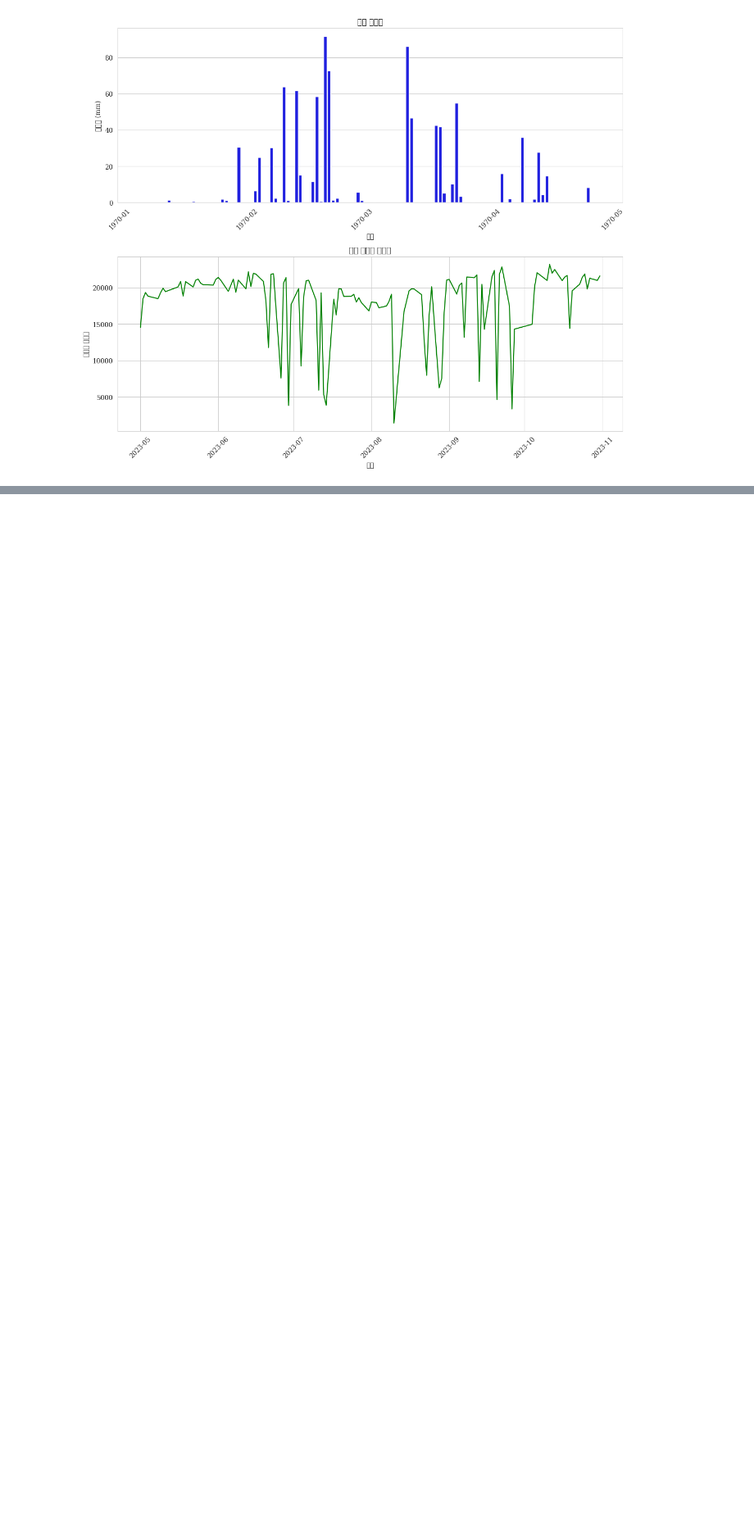
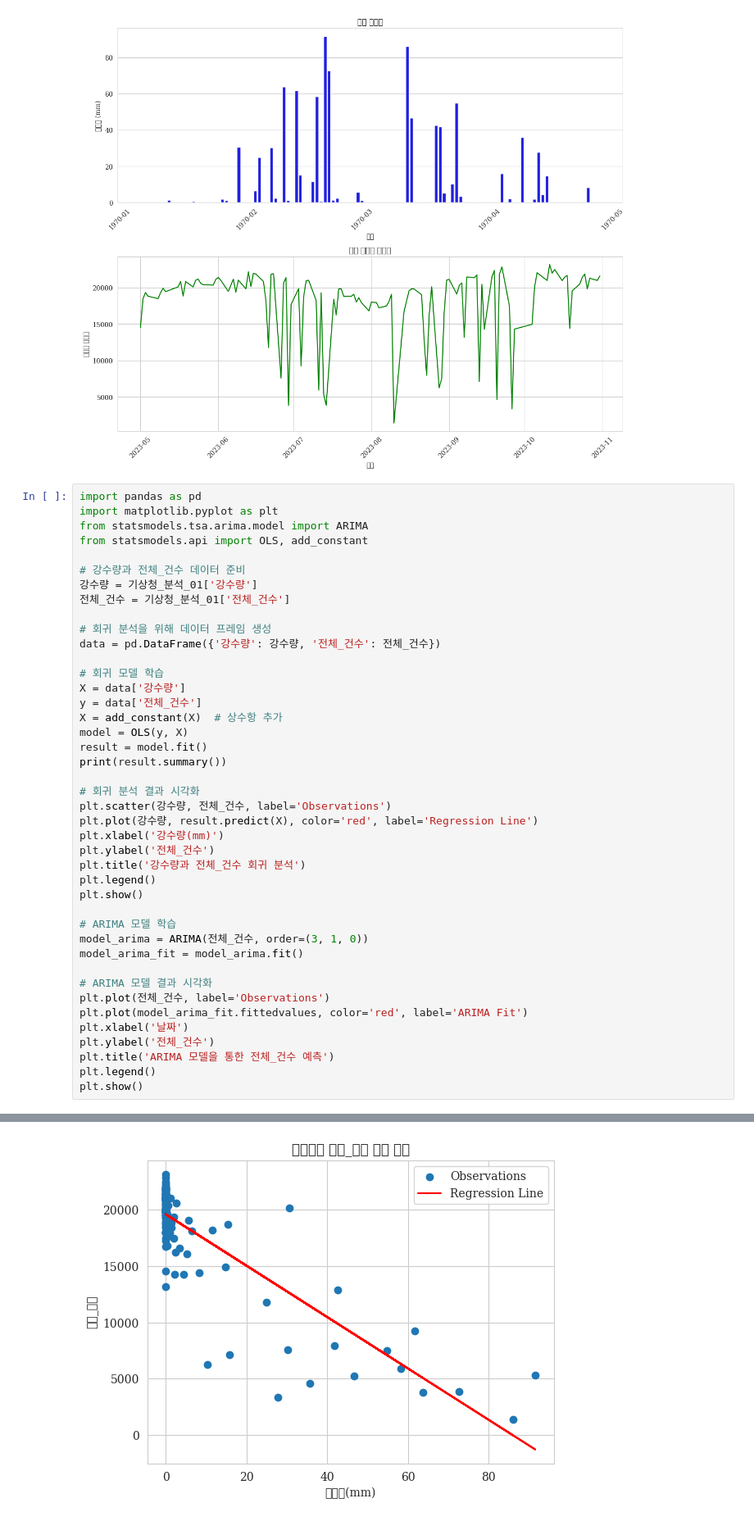
Before and after one commit to minseokpark6/SemiProject_Group3, a Jupyter notebook: Code/choiinwoo/20240506_자료.ipynb, the cells around one changed output, grey strips where cells are left out. Shown at 82% size. Cells and saved outputs as stored; diff of their text form; blank space fills up the shorter version.

```diff
--- a/Code/choiinwoo/20240506_자료.ipynb
+++ b/Code/choiinwoo/20240506_자료.ipynb
@@ -448,3 +470,46 @@ plt.tight_layout()
 plt.show()
 # %% [output]
 [figure]
+# %%
+import pandas as pd
+import matplotlib.pyplot as plt
+from statsmodels.tsa.arima.model import ARIMA
+from statsmodels.api import OLS, add_constant
+
+# 강수량과 전체_건수 데이터 준비
+강수량 = 기상청_분석_01['강수량']
+전체_건수 = 기상청_분석_01['전체_건수']
+
+# 회귀 분석을 위해 데이터 프레임 생성
+data = pd.DataFrame({'강수량': 강수량, '전체_건수': 전체_건수})
+
+# 회귀 모델 학습
+X = data['강수량']
+y = data['전체_건수']
+X = add_constant(X)  # 상수항 추가
+model = OLS(y, X)
+result = model.fit()
+print(result.summary())
+
+# 회귀 분석 결과 시각화
+plt.scatter(강수량, 전체_건수, label='Observations')
+plt.plot(강수량, result.predict(X), color='red', label='Regression Line')
+plt.xlabel('강수량(mm)')
+plt.ylabel('전체_건수')
+plt.title('강수량과 전체_건수 회귀 분석')
+plt.legend()
+plt.show()
+
+# ARIMA 모델 학습
+model_arima = ARIMA(전체_건수, order=(3, 1, 0))
+model_arima_fit = model_arima.fit()
+
+# ARIMA 모델 결과 시각화
+plt.plot(전체_건수, label='Observations')
+plt.plot(model_arima_fit.fittedvalues, color='red', label='ARIMA Fit')
+plt.xlabel('날짜')
+plt.ylabel('전체_건수')
+plt.title('ARIMA 모델을 통한 전체_건수 예측')
+plt.legend()
+plt.show()
+# %% [output]
@@ -450,0 +533 @@ plt.show()
+[figure, added]
```
Also changed, not shown: parts of 6 cells of this notebook.
